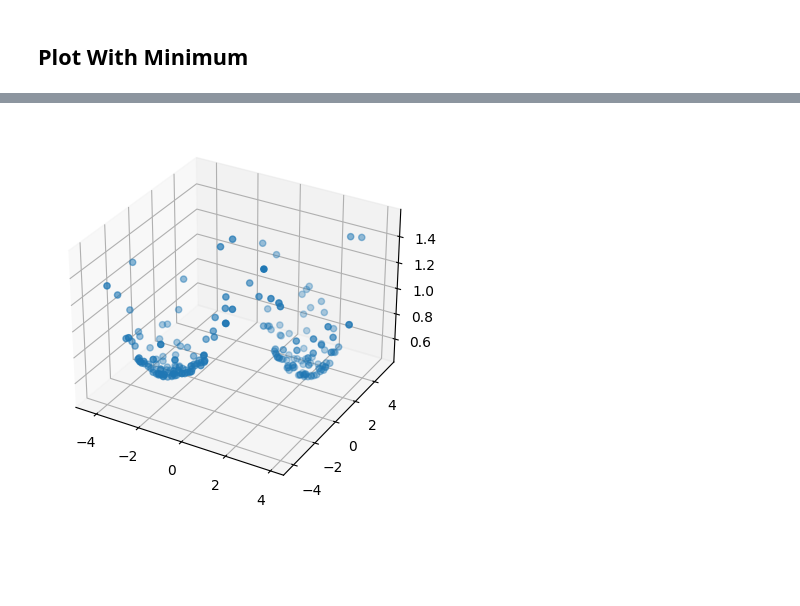
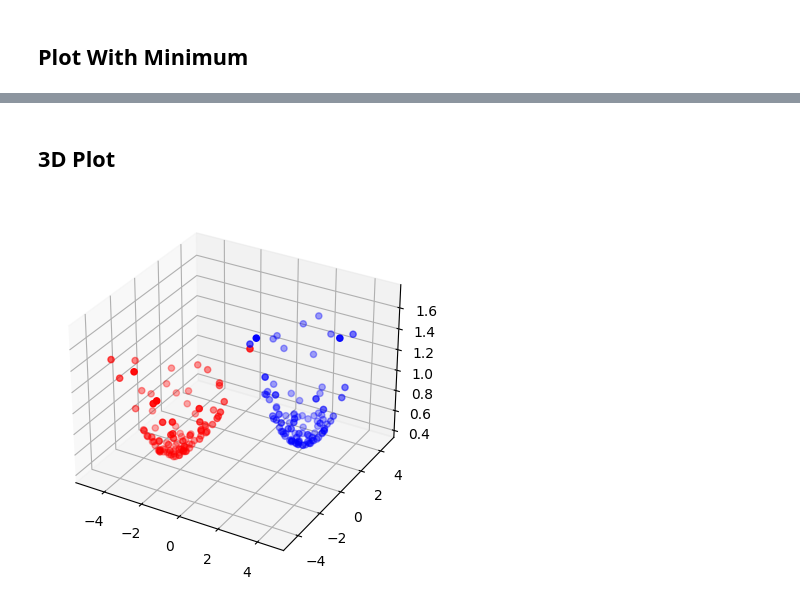
Before and after one commit to miaortizma/qosf24spring, a Jupyter notebook: minimization_algo_exploration_sanjay.ipynb, the cells around one changed output, grey strips where cells are left out. Saved outputs shown, nothing was run; the diff lists cells and outputs as text; code cells hidden in the pictures; blank space fills up the shorter version.

```diff
--- a/minimization_algo_exploration_sanjay.ipynb
+++ b/minimization_algo_exploration_sanjay.ipynb
@@ -94,8 +120,12 @@ plt.show()
+# %% [markdown]
+## 3D Plot
 # %%
 fig = plt.figure()
 ax = plt.axes(projection='3d')
-values = [potential_2d.value(i) for i in X_total]
-ax.scatter(X_total[:,0], X_total[:,1], values, 'gray')
+values_red = [potential_2d.value(i) for i in X_1]
+values_blue = [potential_2d.value(i) for i in X_2]
+ax.scatter(X_1[:, 0], X_1[:, 1], values_red, c ='red')
+ax.scatter(X_2[:, 0], X_2[:, 1], values_blue, c ='blue')
 plt.show()
 # %% [output]
-[figure, old version]
+[figure, new version]
```
Also changed, not shown: parts of 23 cells of this notebook.
